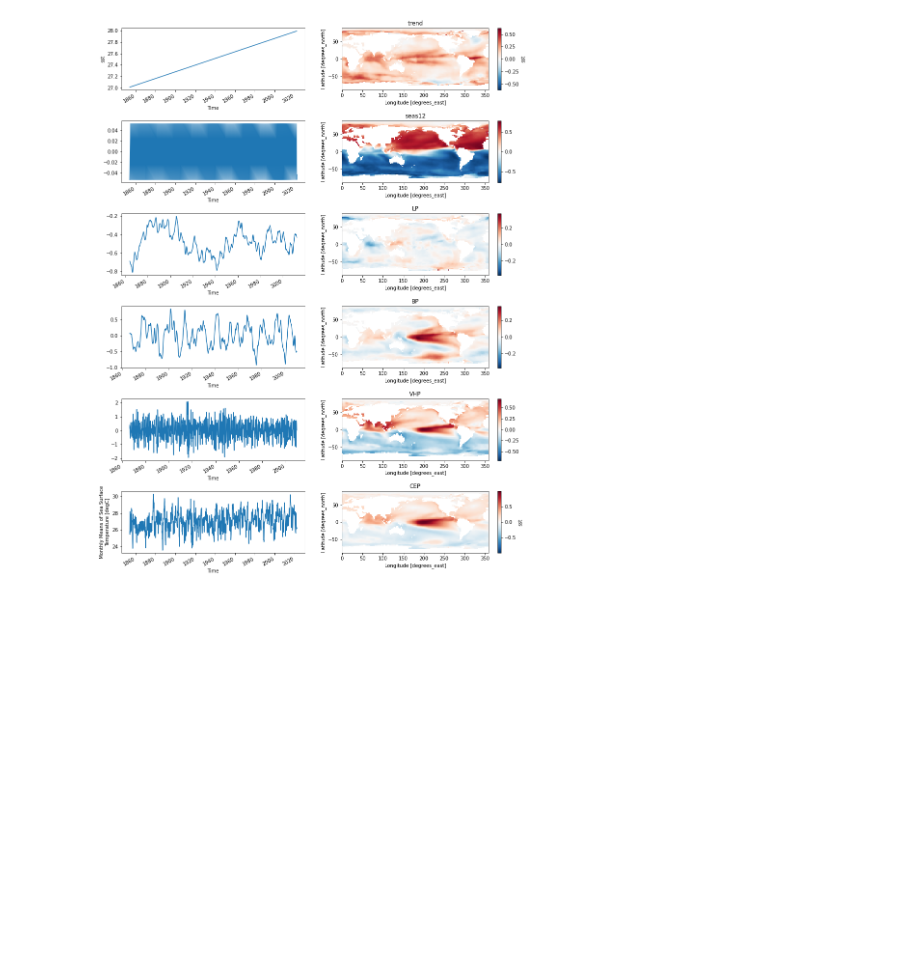
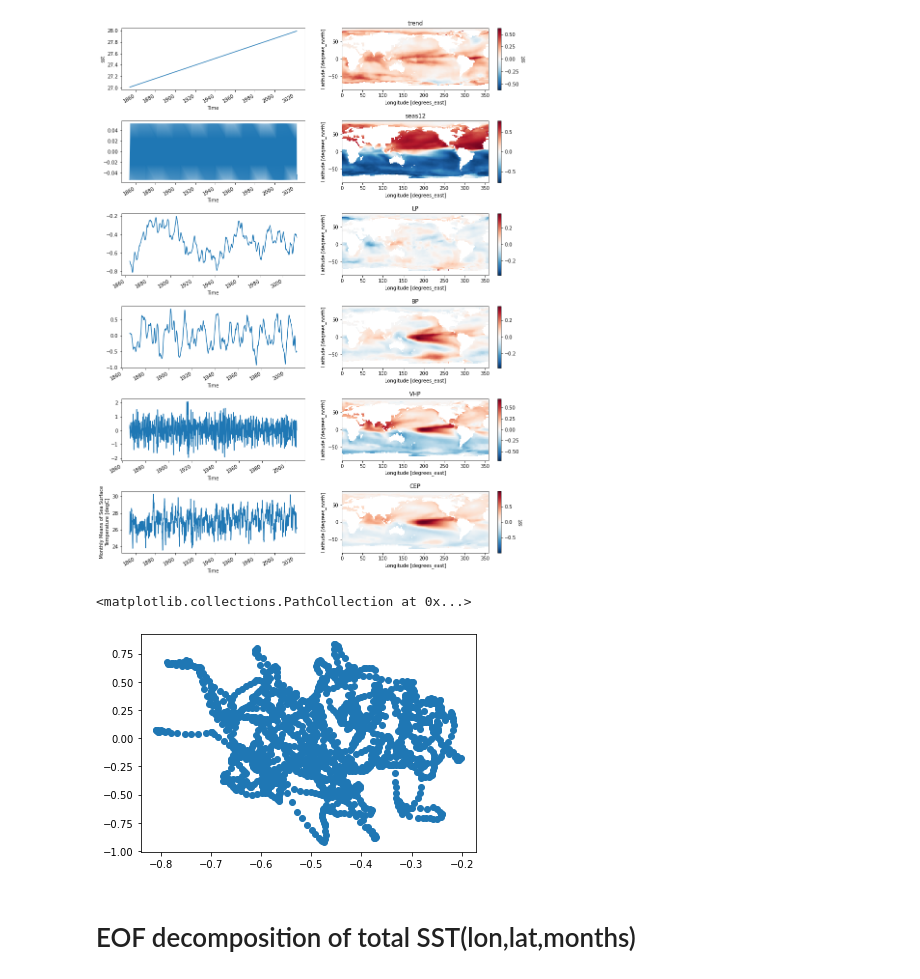
Before and after one commit to MPOcanes/MPO624_2022, a Jupyter notebook: Notebooks/xarray_SST_timeregressions.ipynb, the cells around one changed output. Cells and saved outputs as stored; diff of their text form; code cells hidden in the pictures; blank space fills up the shorter version.

```diff
--- a/Notebooks/xarray_SST_timeregressions.ipynb
+++ b/Notebooks/xarray_SST_timeregressions.ipynb
@@ -196,3 +201,10 @@ VHPcorr.plot(); plt.title('VHP')
 CEP.plot()
 CEPcorr.plot(); plt.title('CEP')
 [figure]
+# %%
+plt.scatter(LP,BP) # uncorrelated: orthogonal predictors, separable results
+# %% [output]
+<matplotlib.collections.PathCollection at 0x...>
+[figure, added]
+# %% [markdown]
+# EOF decomposition of total SST(lon,lat,months)
```
Also changed, not shown: parts of 6 cells of this notebook.
